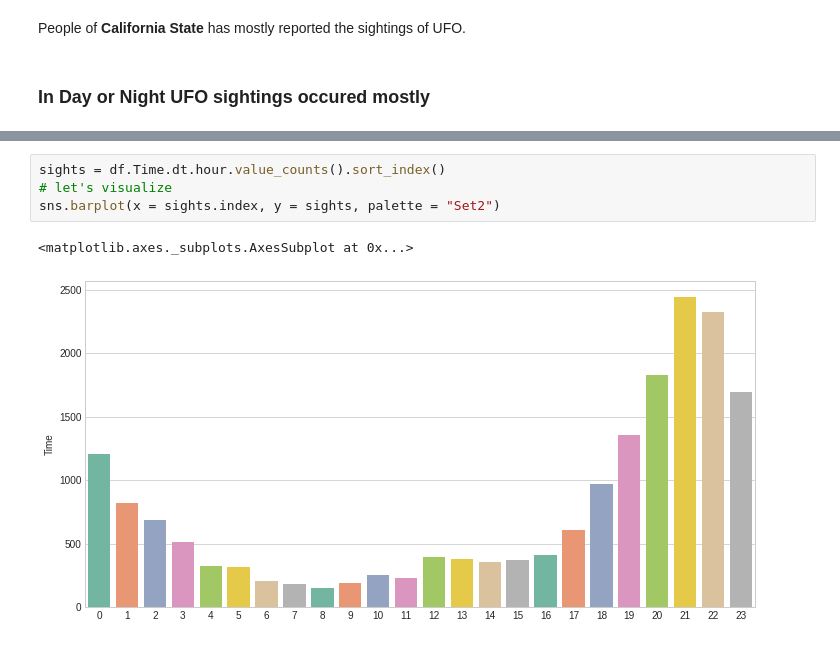
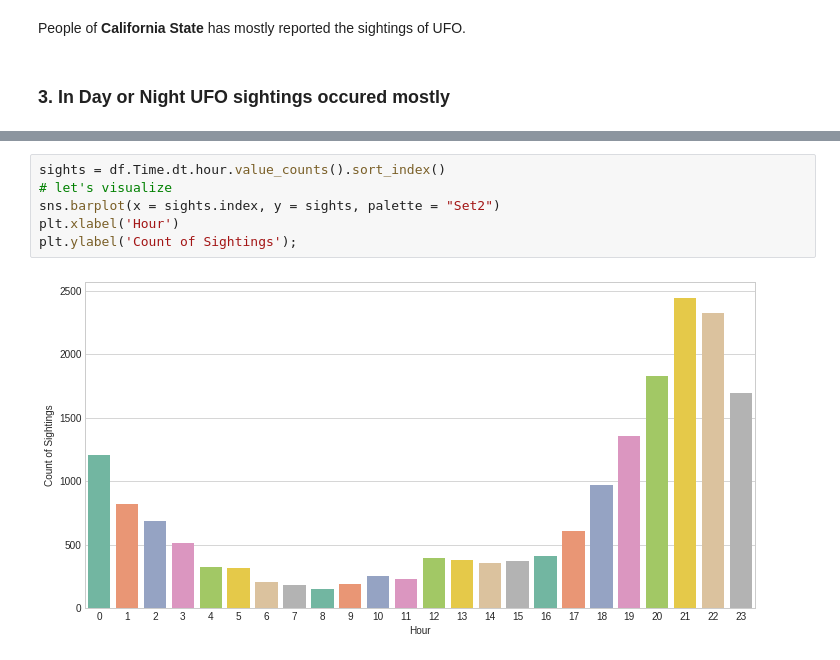
Before and after one commit to syamkakarla98/DataScience_Head_Start, a Jupyter notebook: UFO_Sightings.ipynb, the cells around one changed output, grey strips where cells are left out. Saved outputs shown, nothing was run; the diff lists cells and outputs as text.

```diff
--- a/UFO_Sightings.ipynb
+++ b/UFO_Sightings.ipynb
@@ -282,6 +282,6 @@ Name: State, dtype: int64
 # %% [markdown]
 People of **California State** has mostly reported the sightings of UFO.
 # %% [markdown]
-### In Day or Night UFO sightings occured mostly
+### 3. In Day or Night UFO sightings occured mostly
 # %% [markdown]
 Let's take the count of sightings noticed and sum up them based on the hour.
@@ -290,7 +291,8 @@ Night: 19 to upto 5
 # %%
 sights = df.Time.dt.hour.value_counts().sort_index()
 # let's visualize
 sns.barplot(x = sights.index, y = sights, palette = "Set2")
+plt.xlabel('Hour')
+plt.ylabel('Count of Sightings');
 # %% [output]
-<matplotlib.axes._subplots.AxesSubplot at 0x...>
-[figure, old version]
+[figure, new version]
```
Also changed, not shown: parts of 5 cells of this notebook.
